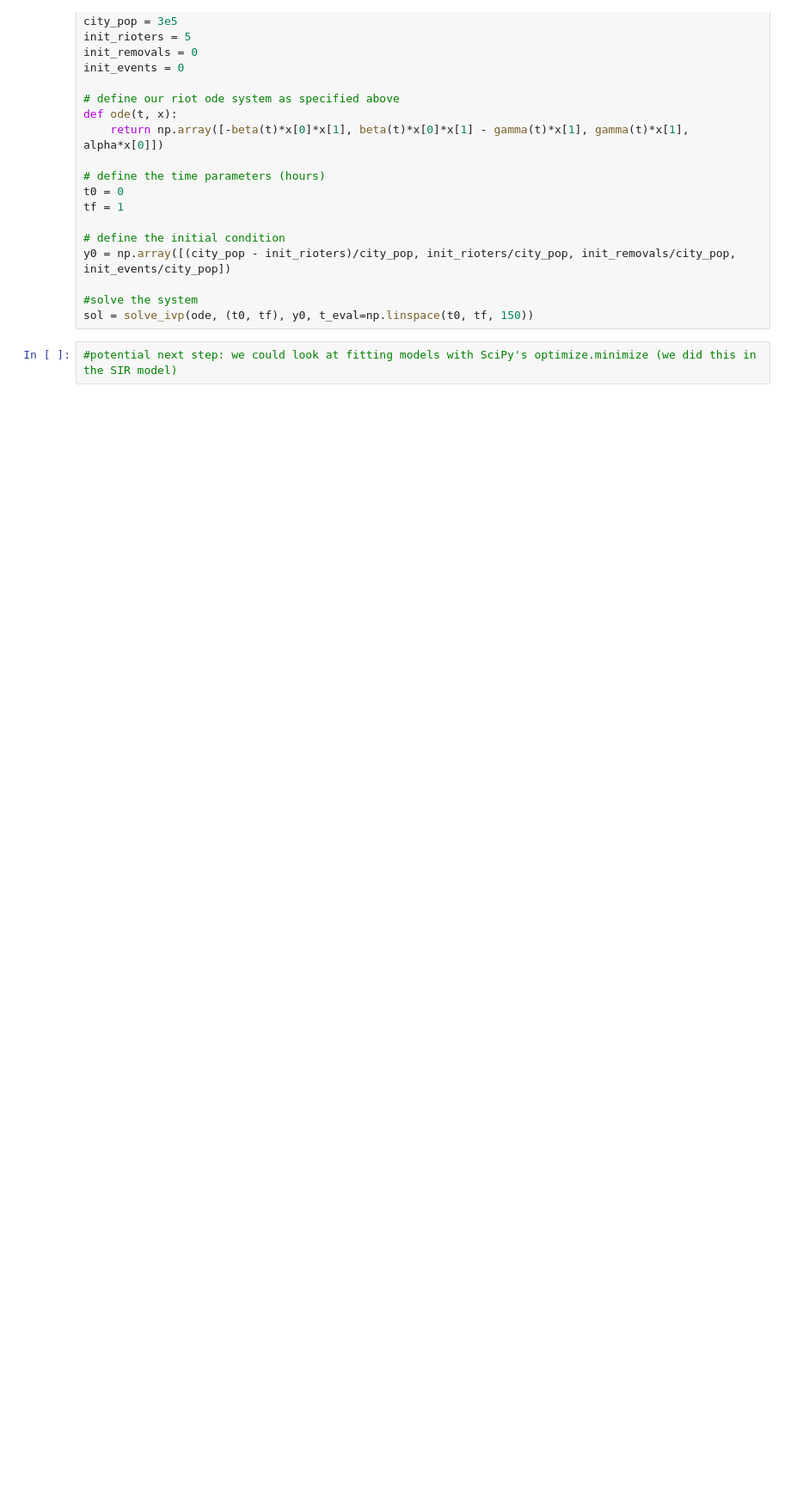
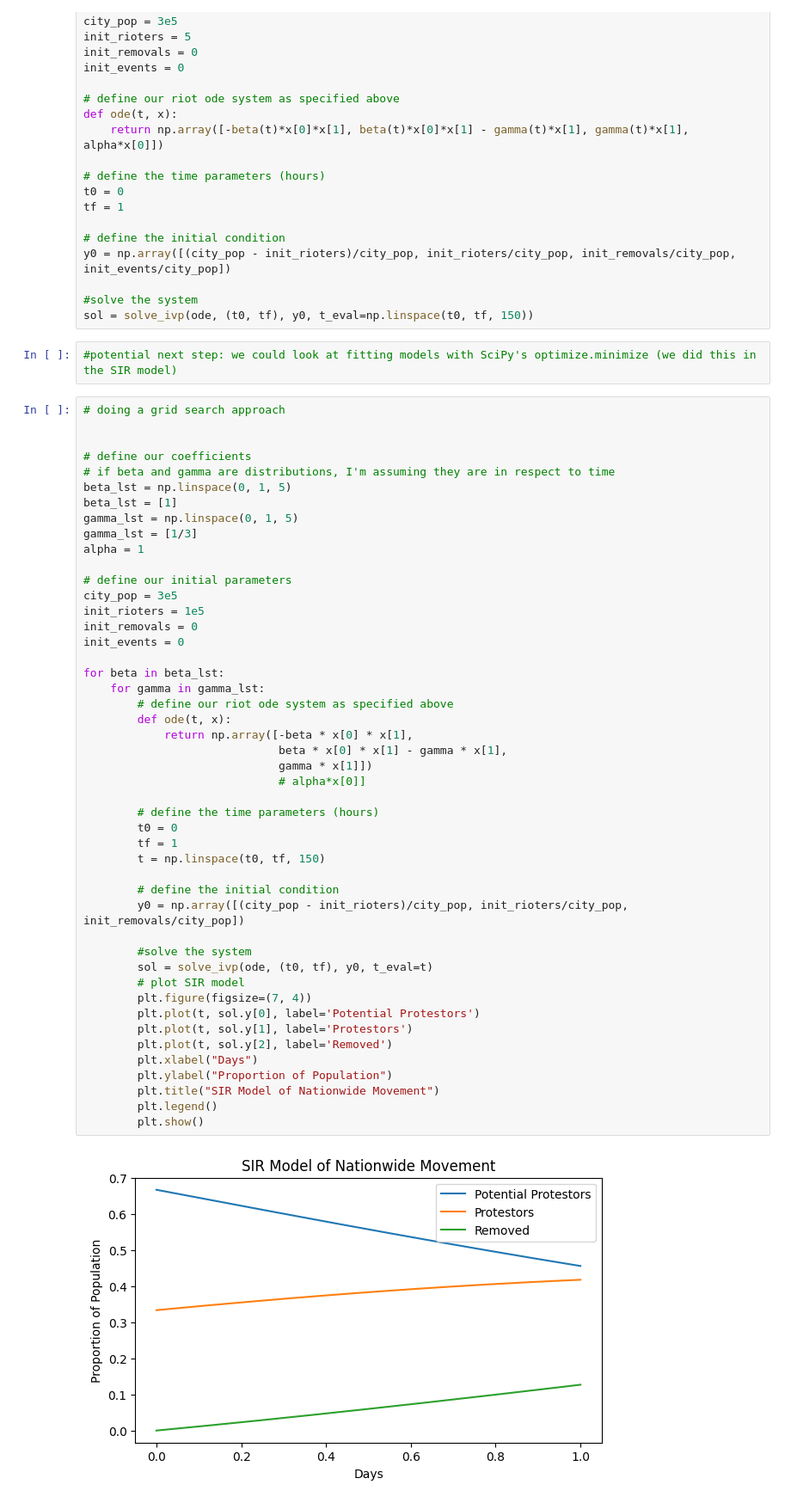
Before and after one commit to fletchmur/riot-modeling, a Jupyter notebook: base.ipynb, the cells around one changed output. Shown: that part at 86% size. Saved outputs shown, nothing was run; the diff lists cells and outputs as text; blank space fills up the shorter version.

Commit message:
grid search

```diff
--- a/base.ipynb
+++ b/base.ipynb
@@ -58,3 +58,52 @@ y0 = np.array([(city_pop - init_rioters)/city_pop, init_rioters/city_pop, init_r
 sol = solve_ivp(ode, (t0, tf), y0, t_eval=np.linspace(t0, tf, 150))
 # %%
 #potential next step: we could look at fitting models with SciPy's optimize.minimize (we did this in the SIR model)
+# %%
+# doing a grid search approach
+
+
+# define our coefficients
+# if beta and gamma are distributions, I'm assuming they are in respect to time
+beta_lst = np.linspace(0, 1, 5)
+beta_lst = [1]
+gamma_lst = np.linspace(0, 1, 5)
+gamma_lst = [1/3]
+alpha = 1
+
+# define our initial parameters
+city_pop = 3e5
+init_rioters = 1e5
+init_removals = 0
+init_events = 0
+
+for beta in beta_lst:
+    for gamma in gamma_lst:
+        # define our riot ode system as specified above
+        def ode(t, x):
+            return np.array([-beta * x[0] * x[1],
+                             beta * x[0] * x[1] - gamma * x[1],
+                             gamma * x[1]])
+                             # alpha*x[0]]
+
+        # define the time parameters (hours)
+        t0 = 0
+        tf = 1
+        t = np.linspace(t0, tf, 150)
+
+        # define the initial condition
+        y0 = np.array([(city_pop - init_rioters)/city_pop, init_rioters/city_pop, init_removals/city_pop])
+
+        #solve the system
+        sol = solve_ivp(ode, (t0, tf), y0, t_eval=t)
+        # plot SIR model
+        plt.figure(figsize=(7, 4))
+        plt.plot(t, sol.y[0], label='Potential Protestors')
+        plt.plot(t, sol.y[1], label='Protestors')
+        plt.plot(t, sol.y[2], label='Removed')
+        plt.xlabel("Days")
+        plt.ylabel("Proportion of Population")
+        plt.title("SIR Model of Nationwide Movement")
+        plt.legend()
+        plt.show()
+# %% [output]
+[figure, added]
```
